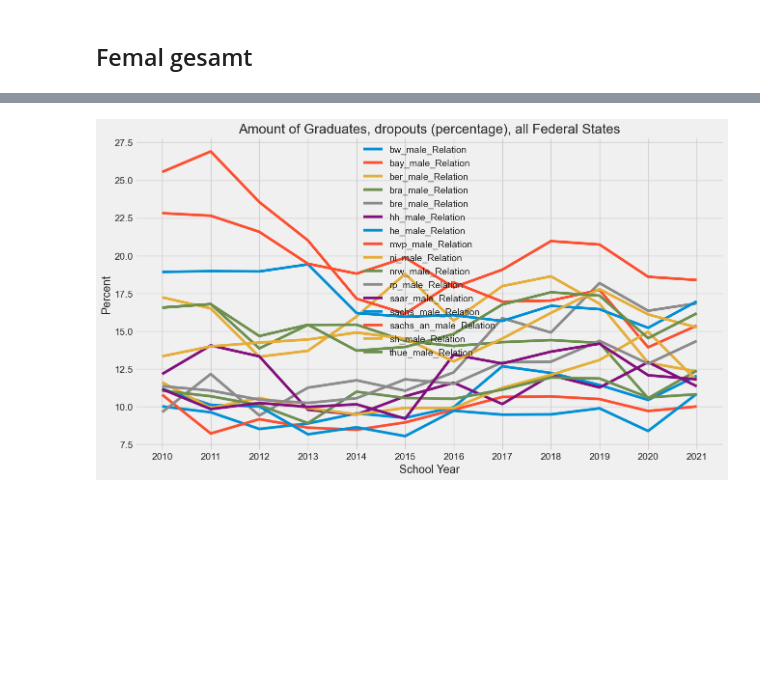
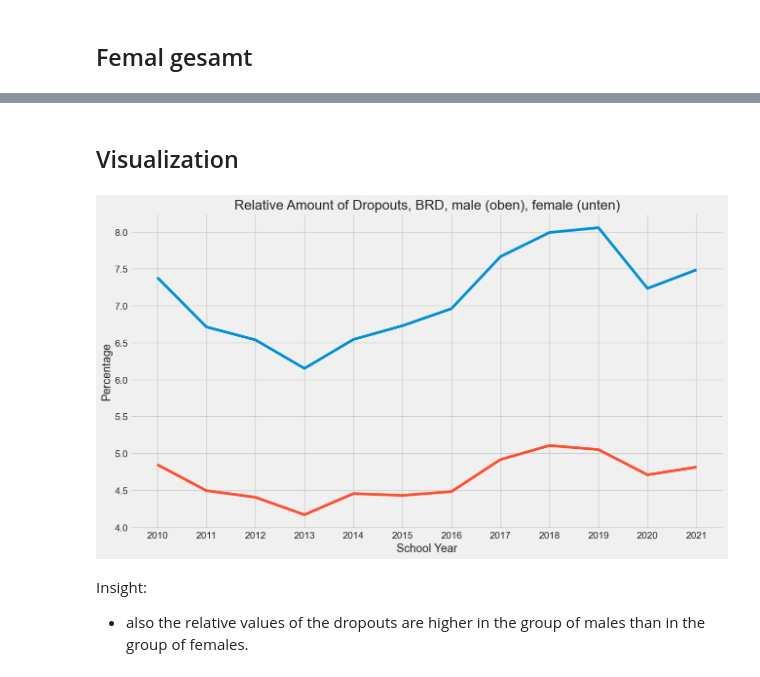
Before and after one commit to Stargazer-ger/capstone_project_hh_23_1, a Jupyter notebook: eda_schulform_gender.ipynb, the cells around one changed output, grey strips where cells are left out. Drawn from its saved outputs; the diff is of its cells as text; code cells hidden in the pictures; blank space fills up the shorter version.

```diff
--- a/eda_schulform_gender.ipynb
+++ b/eda_schulform_gender.ipynb
@@ -949,0 +1015,10 @@ df_male_dropouts_relativ_merged = pd.concat([bw_male_dropouts_relativ_only,
+# %%
+# reduce columns
+brd_female_gesamt_brd_only = brd_female_gesamt['BRD_total_females']
+# %%
+# merge with female dropouts
+female_dropouts_relativ = pd.concat([df_female_dropouts_brd, brd_female_gesamt_brd_only], axis=1)
+# %%
+# new column with percentage
+female_dropouts_relativ['percentage'] = female_dropouts_relativ['BRD'] / female_dropouts_relativ['BRD_total_females'] * 100
+female_dropouts_relativ.head(13)
@@ -950,15 +1039,24 @@ df_male_dropouts_relativ_merged = pd.concat([bw_male_dropouts_relativ_only,
+# %%
+female_dropouts_relativ_only = female_dropouts_relativ['percentage']
+# %% [markdown]
+## Visualization
 # %%
 plt.figure(figsize=(14, 8))
 plt.style.use('seaborn-whitegrid')
 plt.style.use('fivethirtyeight')
 
-plt.plot(df_male_dropouts_relativ_merged)
+plt.plot(male_dropouts_relativ_only)
+plt.plot(female_dropouts_relativ_only)
 
-plt.title("Amount of Graduates, dropouts (percentage), all Federal States")
-plt.legend(df_male_dropouts_relativ_merged)
+plt.title("Relative Amount of Dropouts, BRD, male (oben), female (unten)")
 plt.xlabel("School Year")
-plt.ylabel('Percent')
+plt.ylabel('Percentage')
+#plt.ylim(0, 35000)
+
 plt.tick_params(axis='x', rotation=0)
 plt.show()
 # %% [output]
-[figure, old version]
+[figure, new version]
+# %% [markdown]
+Insight:
+- also the relative values of the dropouts are higher in the group of males than in the group of females.
```
Also changed, not shown: parts of 23 cells of this notebook, 3 other files.
